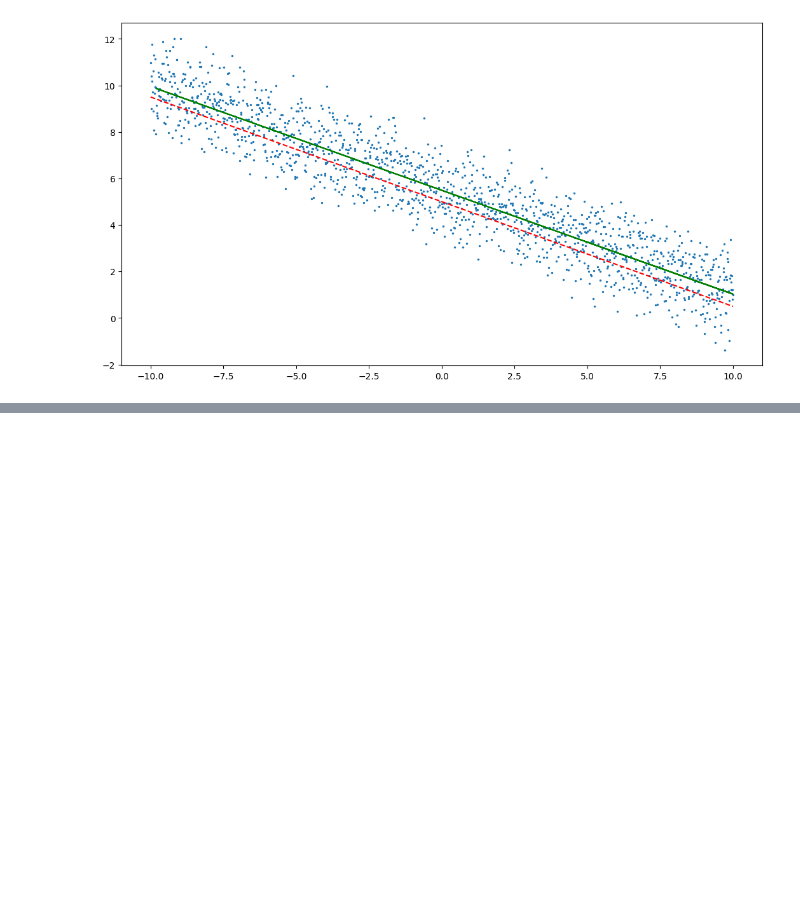
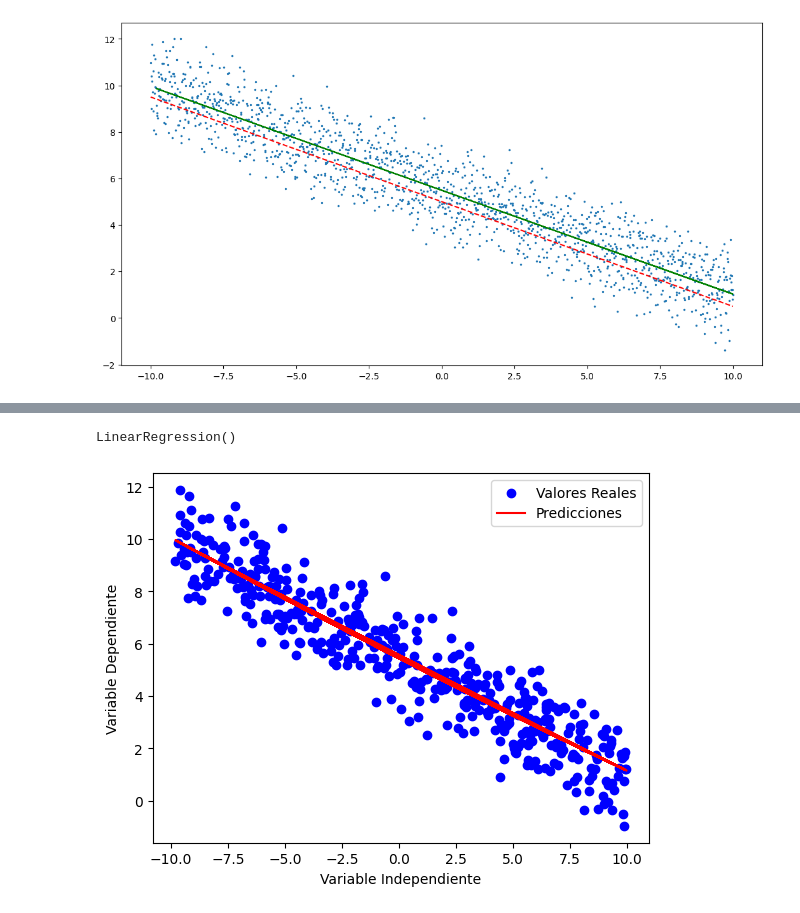
Before and after one commit to EmilianoEmanuelSosa/HENRY_CARRER, a Jupyter notebook: M6Down/Clase 01/myself.ipynb, the cells around one changed output, grey strips where cells are left out. Cells and saved outputs as stored; diff of their text form; code cells hidden in the pictures; blank space fills up the shorter version.

```diff
--- a/M6Down/Clase 01/myself.ipynb
+++ b/M6Down/Clase 01/myself.ipynb
@@ -66,0 +53,34 @@ poly = PolynomialFeatures(4, include_bias=False)
+# %%
+poly_features = PolynomialFeatures(degree=2)  # Crear instancia de PolynomialFeatures
+X_train_poly = poly_features.fit_transform(X_train)  # Transformar características de entrenamiento
+X_test_poly = poly_features.transform(X_test)  # Transformar características de prueba
+# %%
+regression_model = LinearRegression()  # Crear instancia de LinearRegression
+regression_model.fit(X_train_poly, y_train)  # Entrenar el modelo utilizando características polinómicas
+# %% [output]
+LinearRegression()
+# %%
+y_pred = regression_model.predict(X_test_poly)  # Realizar predicciones en el conjunto de prueba
+# %%
+# plt.scatter(X_train_poly[:, 1], y_train, s=2, label='Datos de entrenamiento')  # Usar X_train_poly para las características polinómicas de entrenamiento
+# plt.scatter(X_test_poly[:, 1], y_test, s=2, label='Datos de prueba')  # Usar X_test_poly para las características polinómicas de prueba
+# plt.xlabel('x')
+# plt.ylabel('y')
+# plt.legend()
+# plt.show()
+plt.scatter(X_test['X1'], y_test, label='Valores Reales', color='blue')
+
+# Paso 3: Graficar las predicciones
+plt.plot(X_test['X1'], y_pred, label='Predicciones', color='red')
+
+# Opcional: Si tienes múltiples variables independientes, puedes agregar más gráficas utilizando diferentes colores y etiquetas.
+
+# Opcional: Configurar etiquetas y leyendas
+plt.xlabel('Variable Independiente')
+plt.ylabel('Variable Dependiente')
+plt.legend()
+
+# Paso 4: Mostrar la gráfica
+plt.show()
+# %% [output]
+[figure, added]
```
Also changed, not shown: parts of 3 cells of this notebook, 1 other file.
